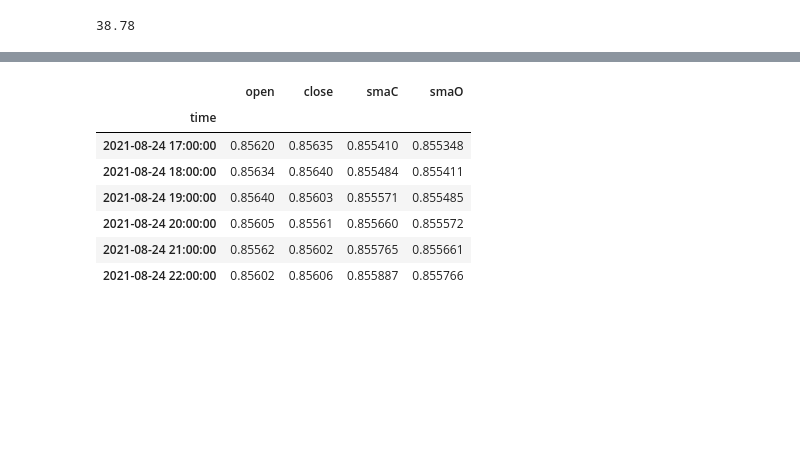
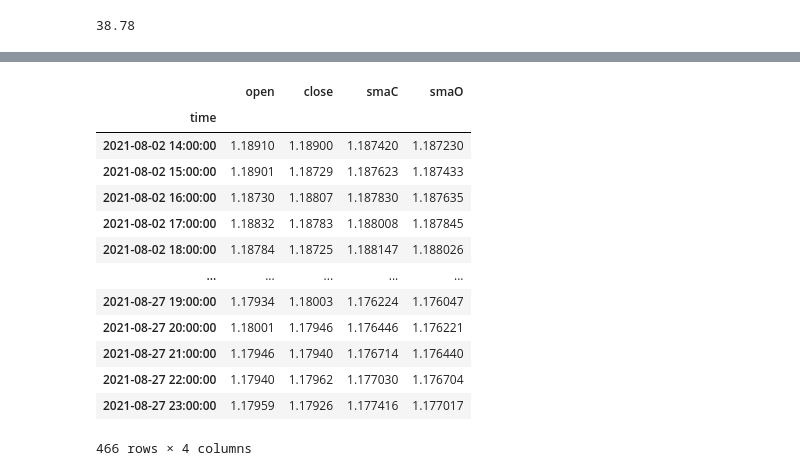
Before and after one commit to vanimesh76/Forex, a Jupyter notebook: EPL_DS_Challenge/19082021.ipynb, the cells around one changed output, grey strips where cells are left out. Drawn from its saved outputs; the diff is of its cells as text; code cells hidden in the pictures; blank space fills up the shorter version.

```diff
--- a/EPL_DS_Challenge/19082021.ipynb
+++ b/EPL_DS_Challenge/19082021.ipynb
@@ -73,25 +73,31 @@ b
 # %%
 global global_loss
 global profit
 global conti
 
 
 profit = []
 
 global_loss = []
-symbol = "EURGBP"
+symbol = "EURUSD"
 a= get_values(symbol)
 a = a.dropna()
 a
 # %% [output]
 |  | open | close | smaC | smaO |
 | time |  |  |  |  |
-| 2021-08-24 17:00:00 | 0.85620 | 0.85635 | 0.855410 | 0.855348 |
-| 2021-08-24 18:00:00 | 0.85634 | 0.85640 | 0.855484 | 0.855411 |
-| 2021-08-24 19:00:00 | 0.85640 | 0.85603 | 0.855571 | 0.855485 |
-| 2021-08-24 20:00:00 | 0.85605 | 0.85561 | 0.855660 | 0.855572 |
-| 2021-08-24 21:00:00 | 0.85562 | 0.85602 | 0.855765 | 0.855661 |
-| 2021-08-24 22:00:00 | 0.85602 | 0.85606 | 0.855887 | 0.855766 |
+| 2021-08-02 14:00:00 | 1.18910 | 1.18900 | 1.187420 | 1.187230 |
+| 2021-08-02 15:00:00 | 1.18901 | 1.18729 | 1.187623 | 1.187433 |
+| 2021-08-02 16:00:00 | 1.18730 | 1.18807 | 1.187830 | 1.187635 |
+| 2021-08-02 17:00:00 | 1.18832 | 1.18783 | 1.188008 | 1.187845 |
+| 2021-08-02 18:00:00 | 1.18784 | 1.18725 | 1.188147 | 1.188026 |
+| ... | ... | ... | ... | ... |
+| 2021-08-27 19:00:00 | 1.17934 | 1.18003 | 1.176224 | 1.176047 |
+| 2021-08-27 20:00:00 | 1.18001 | 1.17946 | 1.176446 | 1.176221 |
+| 2021-08-27 21:00:00 | 1.17946 | 1.17940 | 1.176714 | 1.176440 |
+| 2021-08-27 22:00:00 | 1.17940 | 1.17962 | 1.177030 | 1.176704 |
+| 2021-08-27 23:00:00 | 1.17959 | 1.17926 | 1.177416 | 1.177017 |
+466 rows × 4 columns
 # %%
 def follow(j, a, buy_price, order_type):
     loss = 0.0
```
Also changed, not shown: parts of 10 cells of this notebook, 5 other files.
